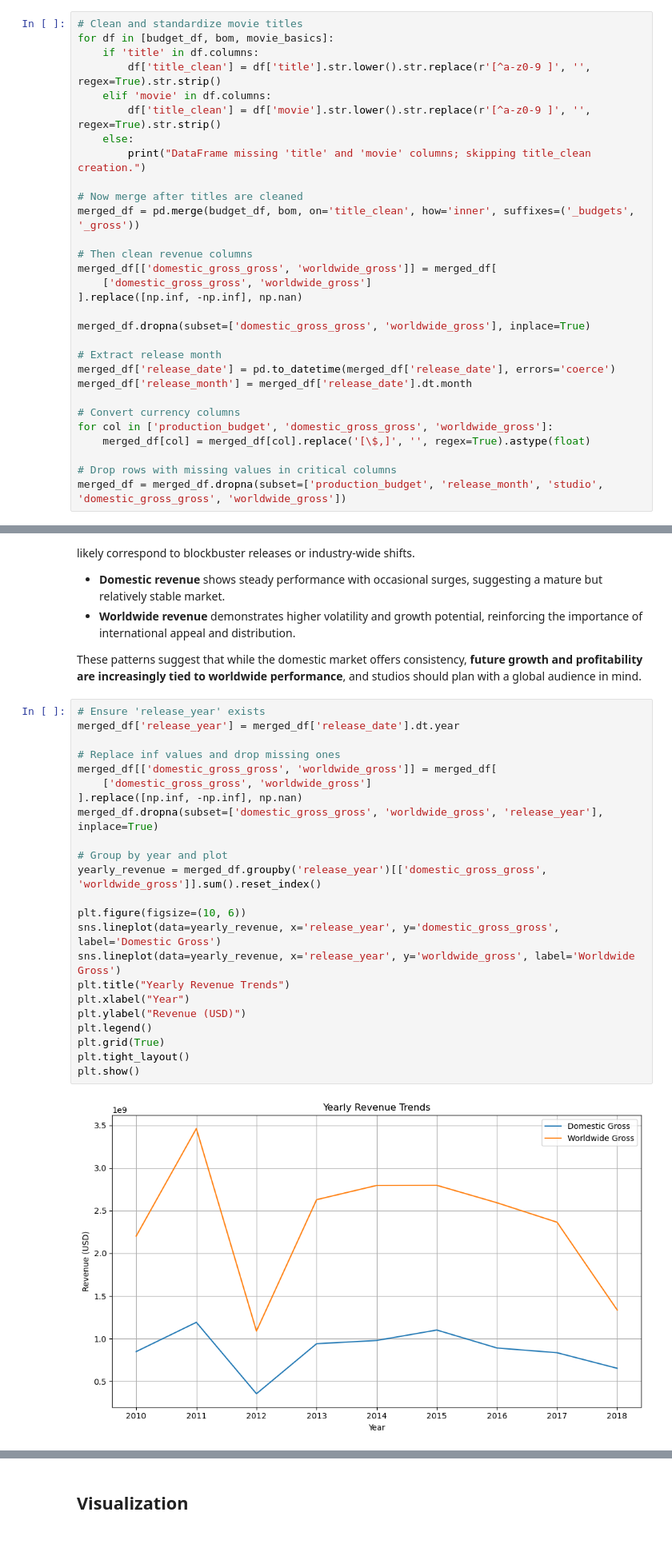
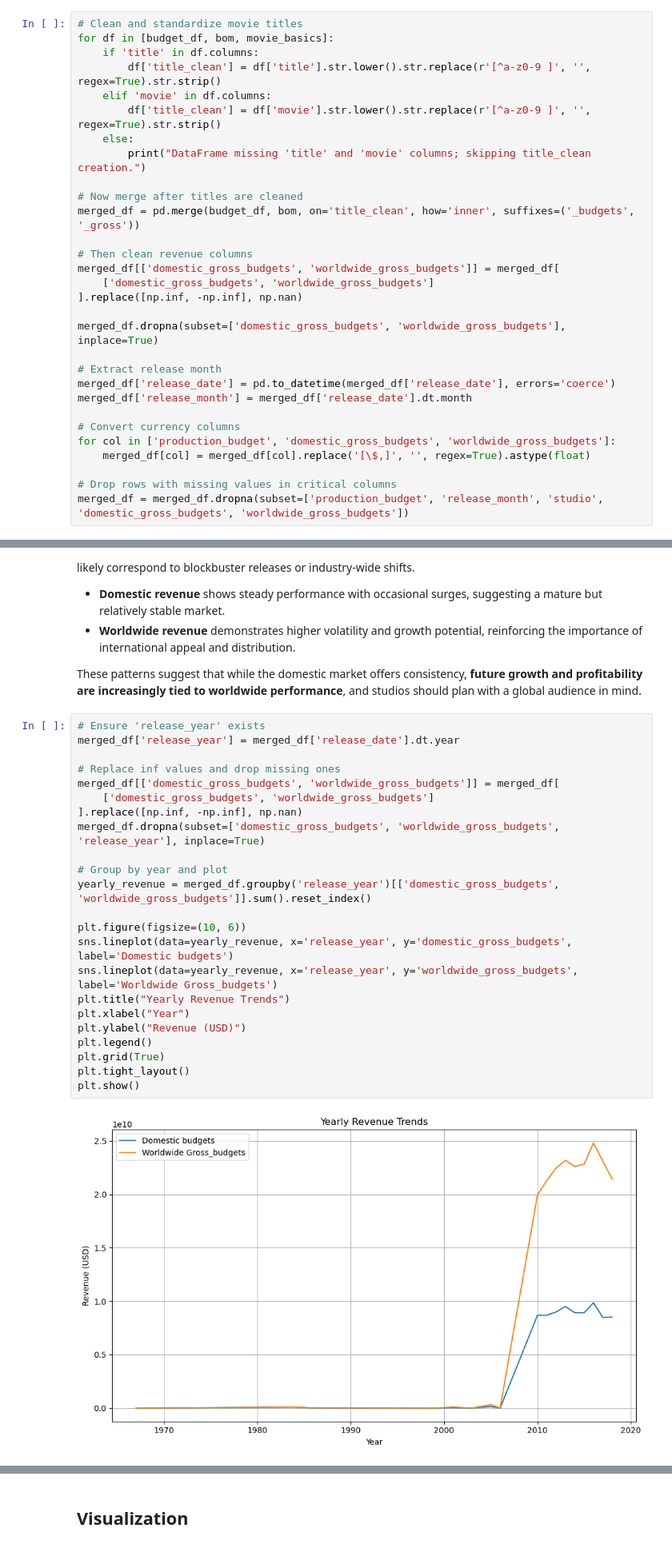
Before and after one commit to Ominak/Movie-Business-Launch, a Jupyter notebook: student.ipynb, the cells around one changed output, grey strips where cells are left out. Shown at 80% size. Cells and saved outputs as stored; diff of their text form.

```diff
--- a/student.ipynb
+++ b/student.ipynb
@@ -540,21 +545,21 @@ for df in [budget_df, bom, movie_basics]:
 merged_df = pd.merge(budget_df, bom, on='title_clean', how='inner', suffixes=('_budgets', '_gross'))
 
 # Then clean revenue columns
-merged_df[['domestic_gross_gross', 'worldwide_gross']] = merged_df[
-    ['domestic_gross_gross', 'worldwide_gross']
+merged_df[['domestic_gross_budgets', 'worldwide_gross_budgets']] = merged_df[
+    ['domestic_gross_budgets', 'worldwide_gross_budgets']
 ].replace([np.inf, -np.inf], np.nan)
 
-merged_df.dropna(subset=['domestic_gross_gross', 'worldwide_gross'], inplace=True)
+merged_df.dropna(subset=['domestic_gross_budgets', 'worldwide_gross_budgets'], inplace=True)
 
 # Extract release month
 merged_df['release_date'] = pd.to_datetime(merged_df['release_date'], errors='coerce')
 merged_df['release_month'] = merged_df['release_date'].dt.month
 
 # Convert currency columns
-for col in ['production_budget', 'domestic_gross_gross', 'worldwide_gross']:
+for col in ['production_budget', 'domestic_gross_budgets', 'worldwide_gross_budgets']:
     merged_df[col] = merged_df[col].replace('[\$,]', '', regex=True).astype(float)
 
 # Drop rows with missing values in critical columns
-merged_df = merged_df.dropna(subset=['production_budget', 'release_month', 'studio', 'domestic_gross_gross', 'worldwide_gross'])
+merged_df = merged_df.dropna(subset=['production_budget', 'release_month', 'studio', 'domestic_gross_budgets', 'worldwide_gross_budgets'])
 # %% [output]
 DataFrame missing 'title' and 'movie' columns; skipping title_clean creation.
@@ -582,28 +586,28 @@ These patterns suggest that while the domestic market offers consistency, **futu
 # %%
 # Ensure 'release_year' exists
 merged_df['release_year'] = merged_df['release_date'].dt.year
 
 # Replace inf values and drop missing ones
-merged_df[['domestic_gross_gross', 'worldwide_gross']] = merged_df[
-    ['domestic_gross_gross', 'worldwide_gross']
+merged_df[['domestic_gross_budgets', 'worldwide_gross_budgets']] = merged_df[
+    ['domestic_gross_budgets', 'worldwide_gross_budgets']
 ].replace([np.inf, -np.inf], np.nan)
-merged_df.dropna(subset=['domestic_gross_gross', 'worldwide_gross', 'release_year'], inplace=True)
+merged_df.dropna(subset=['domestic_gross_budgets', 'worldwide_gross_budgets', 'release_year'], inplace=True)
 
 # Group by year and plot
-yearly_revenue = merged_df.groupby('release_year')[['domestic_gross_gross', 'worldwide_gross']].sum().reset_index()
+yearly_revenue = merged_df.groupby('release_year')[['domestic_gross_budgets', 'worldwide_gross_budgets']].sum().reset_index()
 
 plt.figure(figsize=(10, 6))
-sns.lineplot(data=yearly_revenue, x='release_year', y='domestic_gross_gross', label='Domestic Gross')
-sns.lineplot(data=yearly_revenue, x='release_year', y='worldwide_gross', label='Worldwide Gross')
+sns.lineplot(data=yearly_revenue, x='release_year', y='domestic_gross_budgets', label='Domestic budgets')
+sns.lineplot(data=yearly_revenue, x='release_year', y='worldwide_gross_budgets', label='Worldwide Gross_budgets')
 plt.title("Yearly Revenue Trends")
 plt.xlabel("Year")
 plt.ylabel("Revenue (USD)")
 plt.legend()
 plt.grid(True)
 plt.tight_layout()
 plt.show()
 # %% [output]
-[figure, old version]
+[figure, new version]
 # %% [markdown]
 ## Linear Regression Analysis
 
```
Also changed, not shown: parts of 9 cells of this notebook.
